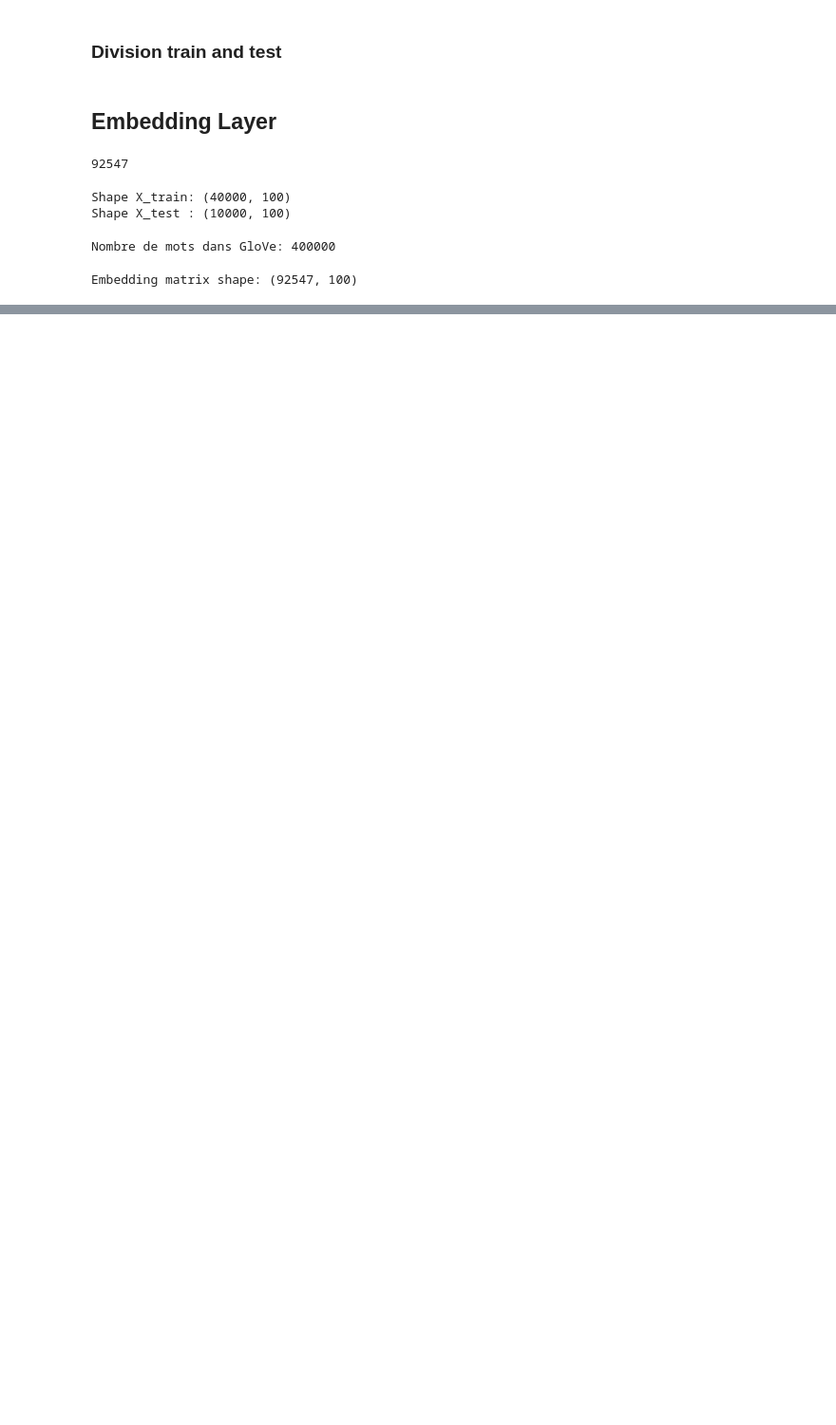
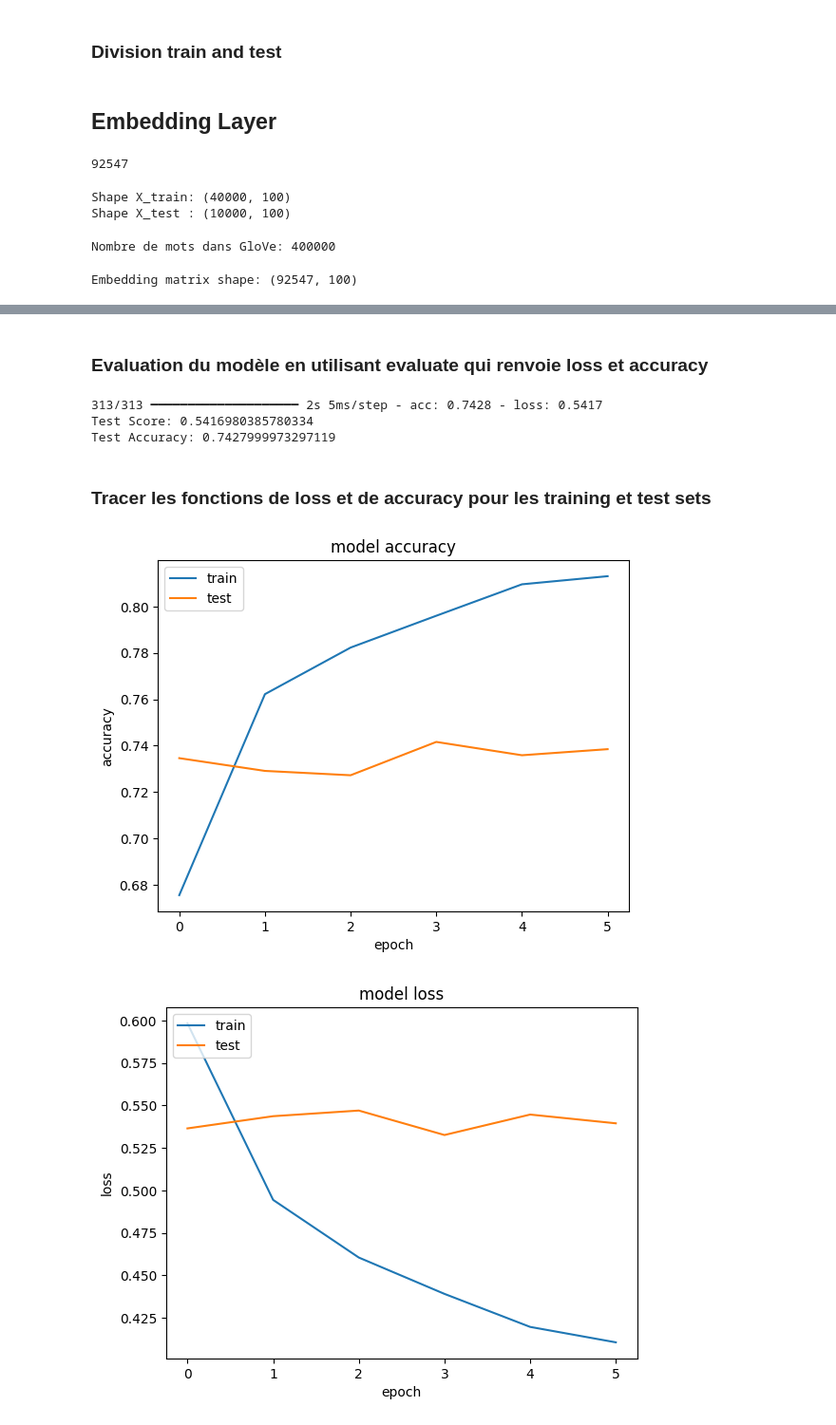
Before and after one commit to yasmineelhakem/deep_learning_labs, a Jupyter notebook: rnn.ipynb, the cells around one changed output, grey strips where cells are left out. Shown at 95% size. Saved outputs shown, nothing was run; the diff lists cells and outputs as text; code cells hidden in the pictures; blank space fills up the shorter version.

```diff
--- a/rnn.ipynb
+++ b/rnn.ipynb
@@ -171,0 +174,24 @@ Embedding matrix shape: (92547, 100)
+# %%
+model_dense = Sequential([
+    Embedding(vocab_size, 100,
+              weights=[embedding_matrix],
+              input_length=maxlen,
+              trainable=False),
+    Flatten(),
+    Dense(1, activation='sigmoid')
+])
+
+model_dense.compile(
+    loss='binary_crossentropy',
+    optimizer='adam',
+    metrics=['acc']
+)
+model_dense.summary()
+
+history_dense = model_dense.fit(
+    X_train, y_train,
+    epochs=6,
+    batch_size=128,
+    verbose=1,
+    validation_split=0.2
+)
@@ -171,0 +225,30 @@ Embedding matrix shape: (92547, 100)
+# %% [markdown]
+### Evaluation du modèle en utilisant evaluate qui renvoie loss et accuracy
+# %%
+score = model_dense.evaluate(X_test, y_test, verbose=1)
+print("Test Score:", score[0])
+print("Test Accuracy:", score[1])
+# %% [output]
+313/313 ━━━━━━━━━━━━━━━━━━━━ 2s 5ms/step - acc: 0.7428 - loss: 0.5417
+Test Score: 0.5416980385780334
+Test Accuracy: 0.7427999973297119
+# %% [markdown]
+###  Tracer les fonctions de loss et de accuracy pour les training et test sets
+# %%
+plt.plot(history_dense.history['acc'])
+plt.plot(history_dense.history['val_acc'])
+plt.title('model accuracy')
+plt.ylabel('accuracy')
+plt.xlabel('epoch')
+plt.legend(['train','test'], loc='upper left')
+plt.show()
+plt.plot(history_dense.history['loss'])
+plt.plot(history_dense.history['val_loss'])
+plt.title('model loss')
+plt.ylabel('loss')
+plt.xlabel('epoch')
+plt.legend(['train','test'], loc='upper left')
+plt.show()
+# %% [output]
+[figure, added]
+[figure, added]
```
Also changed, not shown: parts of 32 cells of this notebook.
